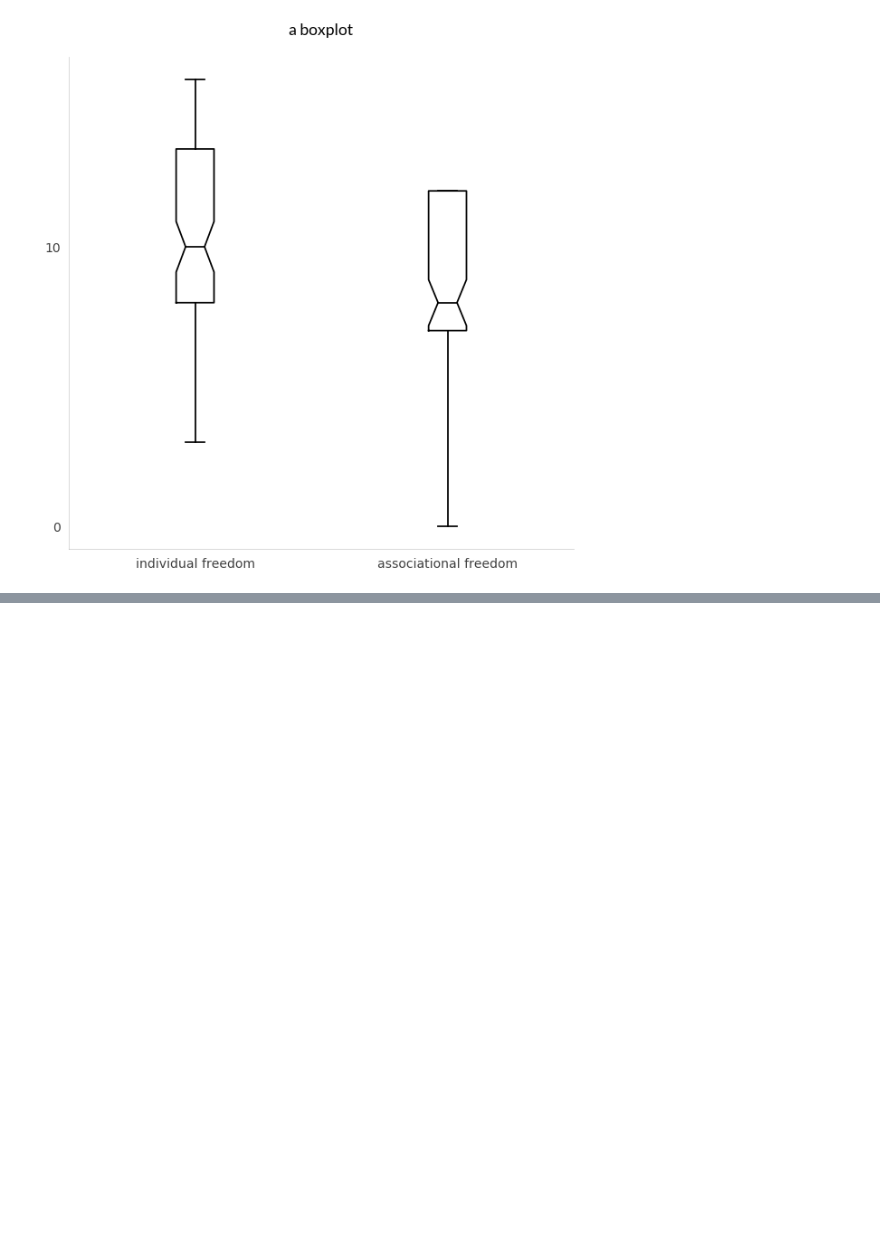
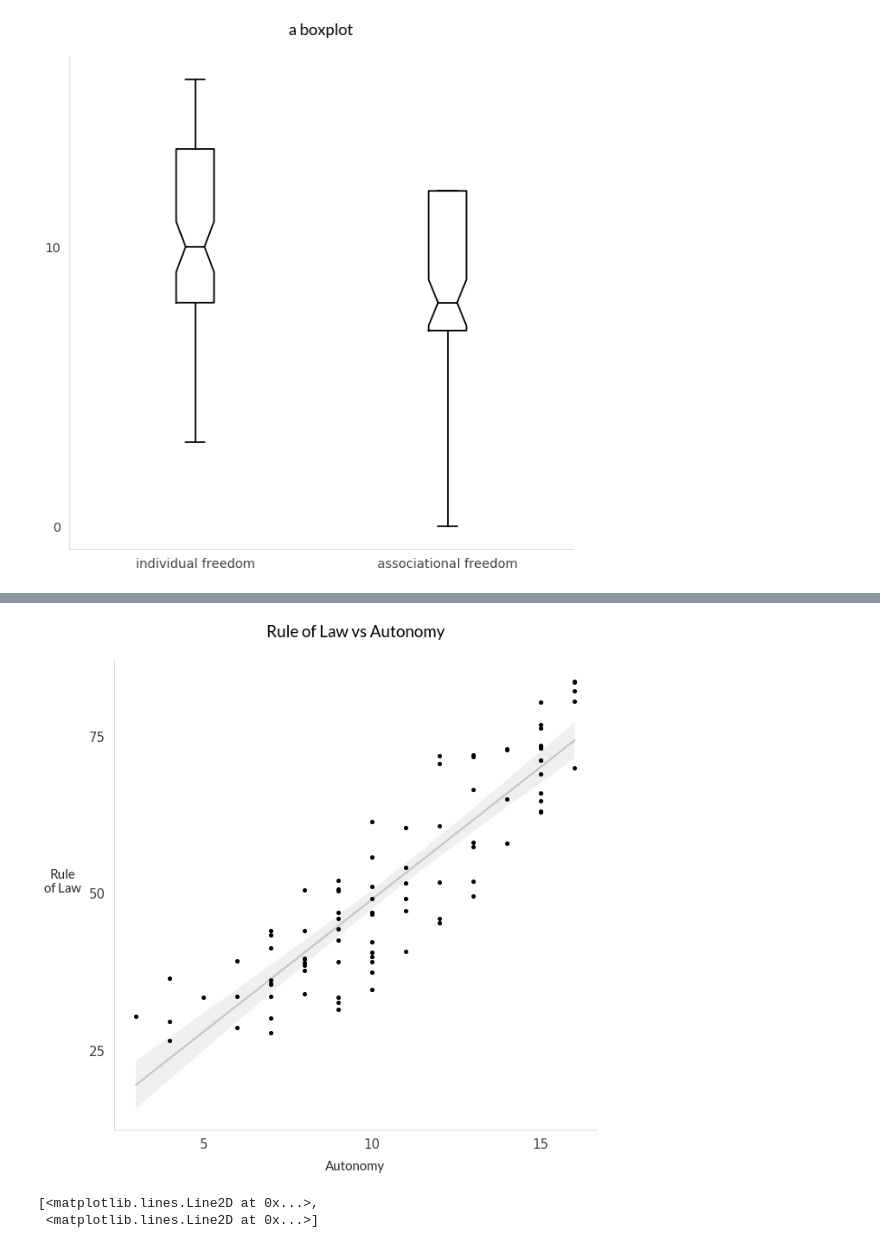
Before and after one commit to paultopia/printable_plots, a Jupyter notebook: tweaking/experiments.ipynb, the cells around one changed output, grey strips where cells are left out. Saved outputs shown, nothing was run; the diff lists cells and outputs as text; code cells hidden in the pictures; blank space fills up the shorter version.

```diff
--- a/tweaking/experiments.ipynb
+++ b/tweaking/experiments.ipynb
@@ -219,0 +319,11 @@ bptest2 = boxplot2([roldf["per_auto"], df["assoc_org"]],
+# %%
+sp.set_line_width(2.0)
+# %%
+sp
+# %% [output]
+[figure, added]
+# %%
+sp.get_lines()
+# %% [output]
+[<matplotlib.lines.Line2D at 0x...>,
+ <matplotlib.lines.Line2D at 0x...>]
```
Also changed, not shown: parts of 12 cells of this notebook, 2 other files.
